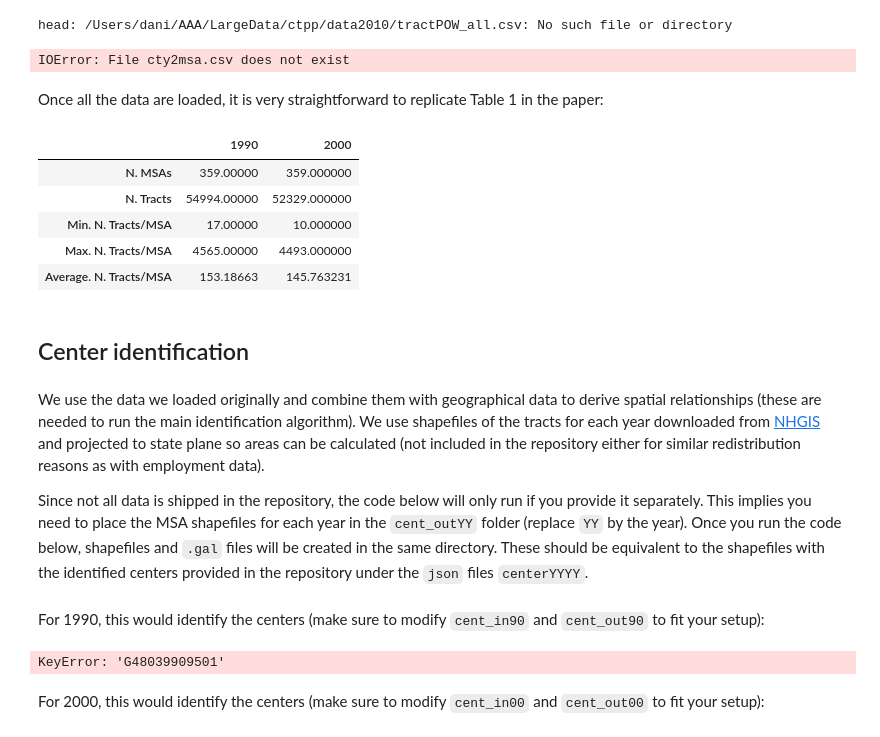
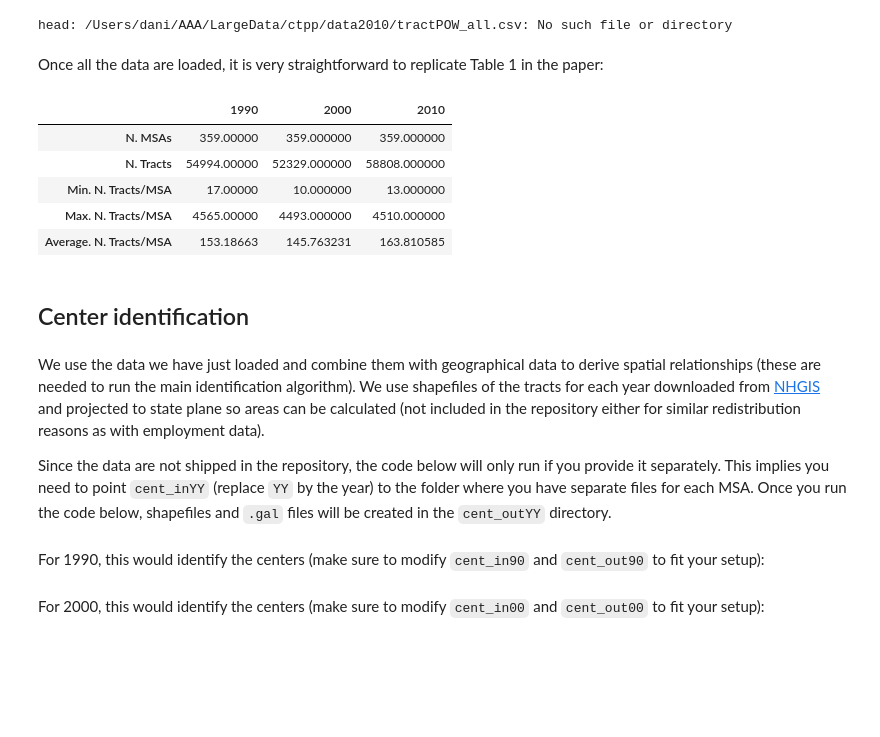
Before and after one commit to darribas/us_employment_centers, a Jupyter notebook: us_centers.ipynb, the cells around one changed output. Saved outputs shown, nothing was run; the diff lists cells and outputs as text; code cells hidden in the pictures; blank space fills up the shorter version.

```diff
--- a/us_centers.ipynb
+++ b/us_centers.ipynb
@@ -85,39 +86,37 @@ shpW_out = '/Users/dani/AAA/LargeData/nhgis/shapeFiles/nhgis0019_shapefile_tl201
 emp10 = pd.read_csv(emp10_link)[['GISJOIN', 'emp', 'Shape_area']]
 emp10['Shape_area'] = emp10['Shape_area'] * 0.000001 #Area in Km2
 emp10['msa'] = emp10['GISJOIN'].apply(lambda x: \
-        msafy('c'+x[1:3]+x[4:7], cty2msa))
+        tools.msafy('c'+x[1:3]+x[4:7], cty2msa))
 emp10 = emp10.dropna() # Only tracts in MSA && w/ employment
-# %% [output]
-IOError: File cty2msa.csv does not exist
 # %% [markdown]
 Once all the data are loaded, it is very straightforward to replicate Table 1 in the paper:
 # %%
 table = pd.DataFrame()
-for year, emp in [(1990, emp90), (2000, emp00)]:
+for year, emp in [(1990, emp90), (2000, emp00), (2010, emp10)]:
     minTpMSA = emp.groupby('msa').count()['emp'].min()
     maxTpMSA = emp.groupby('msa').count()['emp'].max()
     meanTpMSA = emp.groupby('msa').count()['emp'].mean()
     summary = pd.Series({'N. MSAs': len(emp['msa'].unique()), \
                           'N. Tracts': len(emp), \
                           'Min. N. Tracts/MSA': minTpMSA, \
                           'Max. N. Tracts/MSA': maxTpMSA, \
                           'Average. N. Tracts/MSA': meanTpMSA})
     table[year] = summary
 table.reindex(['N. MSAs', 'N. Tracts', 'Min. N. Tracts/MSA', \
                'Max. N. Tracts/MSA', 'Average. N. Tracts/MSA'])
 # %% [output]
-|  | 1990 | 2000 |
-| N. MSAs | 359.00000 | 359.000000 |
-| N. Tracts | 54994.00000 | 52329.000000 |
-| Min. N. Tracts/MSA | 17.00000 | 10.000000 |
-| Max. N. Tracts/MSA | 4565.00000 | 4493.000000 |
-| Average. N. Tracts/MSA | 153.18663 | 145.763231 |
+|  | 1990 | 2000 | 2010 |
+| N. MSAs | 359.00000 | 359.000000 | 359.000000 |
+| N. Tracts | 54994.00000 | 52329.000000 | 58808.000000 |
+| Min. N. Tracts/MSA | 17.00000 | 10.000000 | 13.000000 |
+| Max. N. Tracts/MSA | 4565.00000 | 4493.000000 | 4510.000000 |
+| Average. N. Tracts/MSA | 153.18663 | 145.763231 | 163.810585 |
 # %% [markdown]
 ## Center identification
 # %% [markdown]
-We use the data we loaded originally and combine them with geographical data to derive spatial relationships (these are needed to run the main identification algorithm). We use shapefiles of the tracts for each year downloaded from [NHGIS](http://nhgis.org) and projected to state plane so areas can be calculated (not included in the repository either for similar redistribution reasons as with employment data).
+We use the data we have just loaded and combine them with geographical data to derive spatial relationships (these are needed to run the main identification algorithm). We use shapefiles of the tracts for each year downloaded from [NHGIS](http://nhgis.org) and projected to state plane so areas can be calculated (not included in the repository either for similar redistribution reasons as with employment data).
 
-Since not all data is shipped in the repository, the code below will only run if you provide it separately. This implies you need to place the MSA shapefiles for each year in the `cent_outYY` folder (replace `YY` by the year). Once you run the code below, shapefiles and `.gal` files will be created in the same directory. These should be equivalent to the shapefiles with the identified centers provided in the repository under the `json` files `centerYYYY`.
+Since the data are not shipped in the repository, the code below will only run if you provide it separately. This implies you need to point `cent_inYY` (replace `YY` by the year) to the folder where you have separate files for each MSA. Once you run the code below, shapefiles and `.gal` files will be created in the `cent_outYY` directory.
 # %%
 import numpy as np
 import multiprocessing as mp
@@ -126,7 +125,6 @@ seed = np.random.seed(1234)
 # %% [markdown]
 For 1990, this would identify the centers (make sure to modify `cent_in90` and `cent_out90` to fit your setup):
 # %%
-reload(tools)
 cent_in90 = '/Users/dani/AAA/LargeData/T-CentersData/shapes/msaTracts1990polygonsSP/'
 cent_out90 = '/Users/dani/Desktop/test90/'
 
@@ -135,10 +133,7 @@ emp90['GISJOIN'] = emp90.index
 pars = [(emp90[emp90['msa']==msa], cent_in90+msa[1:]+'.shp', cent_out90) \
         for msa in emp90['msa'].unique()]
 
-_ = tools.act_on_msa(pars[0], permutations=9)
-#out = map(tools.act_on_msa, pars[:2])
+out = pool.map(tools.act_on_msa, pars[:2])
-# %% [output]
-KeyError: 'G48039909501'
 # %% [markdown]
 For 2000, this would identify the centers (make sure to modify `cent_in00` and `cent_out00` to fit your setup):
 # %%
```
Also changed, not shown: parts of 28 cells of this notebook, 2 other files.
